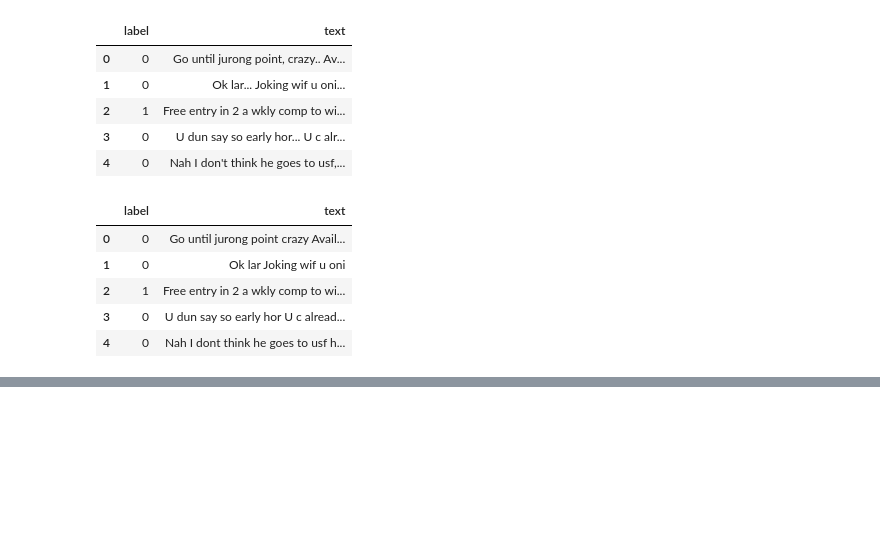
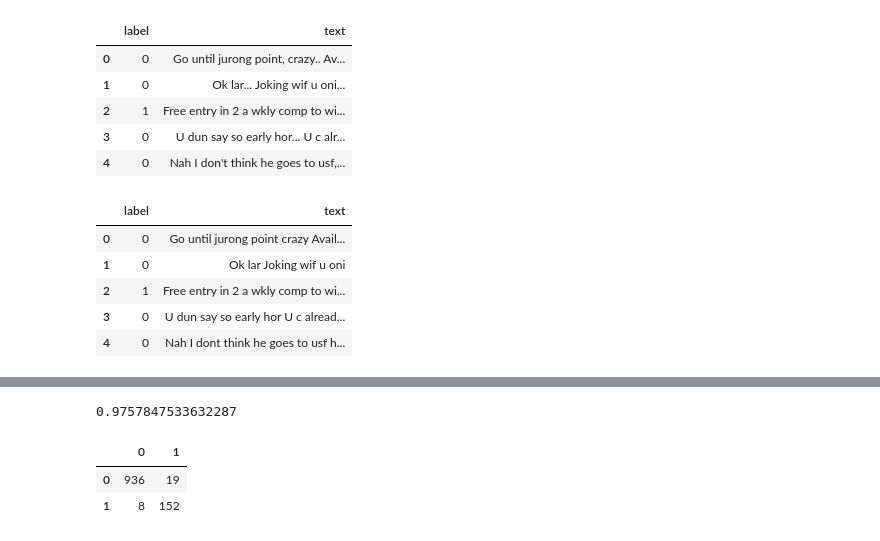
Before and after one commit to ml2202/alxml, a Jupyter notebook: Dzien03/01-bayes.ipynb, the cells around one changed output, grey strips where cells are left out. Saved outputs shown, nothing was run; the diff lists cells and outputs as text; code cells hidden in the pictures; blank space fills up the shorter version.

```diff
--- a/Dzien03/01-bayes.ipynb
+++ b/Dzien03/01-bayes.ipynb
@@ -154,0 +183,10 @@ cv = CountVectorizer()
+# %%
+model = MultinomialNB()
+model.fit(X_train, y_train)
+print(model.score(X_test, y_test))
+pd.DataFrame( confusion_matrix(y_test, model.predict(X_test) ) )
+# %% [output]
+0.9757847533632287
+|  | 0 | 1 |
+| 0 | 936 | 19 |
+| 1 | 8 | 152 |
```
Also changed, not shown: parts of 11 cells of this notebook, 2 other files.
